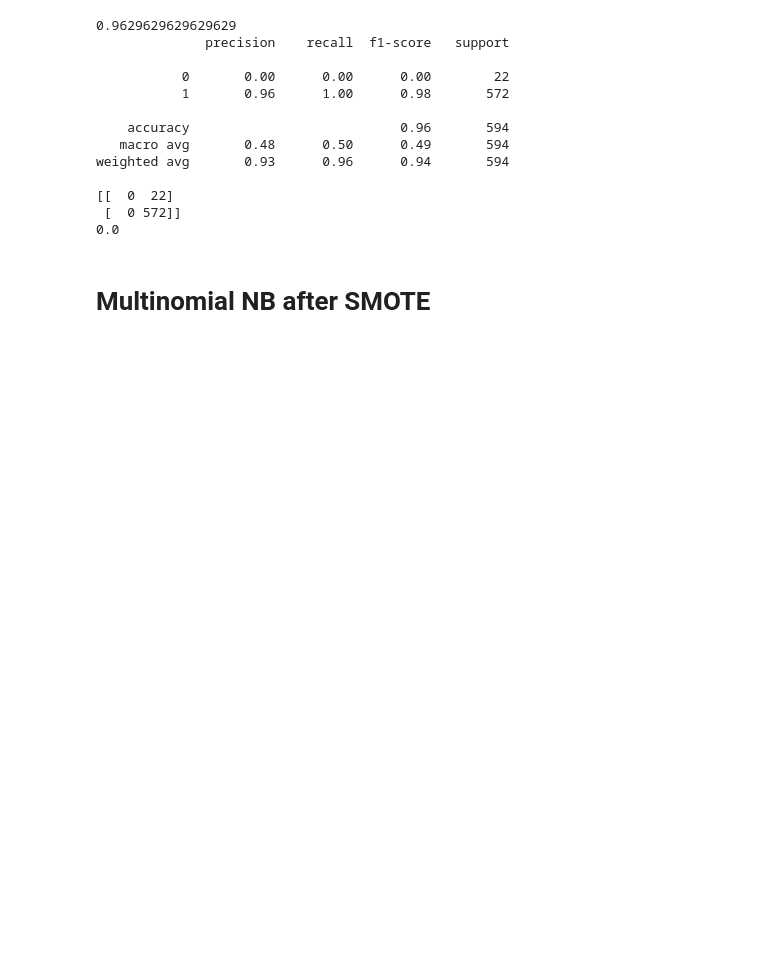
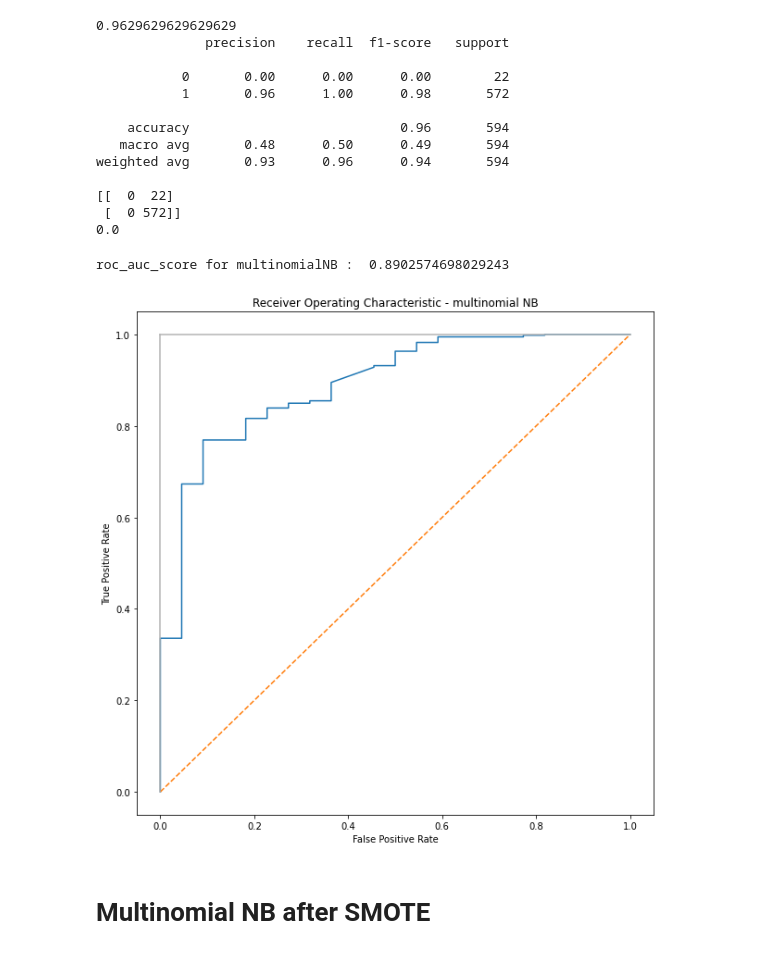
Before and after one commit to seelamsettisahithi/amazon-product-reviews-sentiment-analysis, a Jupyter notebook: Amazon_Model.ipynb, the cells around one changed output. Saved outputs shown, nothing was run; the diff lists cells and outputs as text; code cells hidden in the pictures; blank space fills up the shorter version.

```diff
--- a/Amazon_Model.ipynb
+++ b/Amazon_Model.ipynb
@@ -400,6 +415,23 @@ weighted avg       0.93      0.96      0.94       594
 [[  0  22]
  [  0 572]]
 0.0
+# %%
+y_score3 = model3.predict_proba(X_test_tfidf)[:,1]
+
+false_positive_rate3, true_positive_rate3, threshold1 = roc_curve(testy, y_score3)
+print('roc_auc_score for multinomialNB : ', roc_auc_score(testy, y_score3))
+
+plt.subplots(1, figsize=(10,10))
+plt.title('Receiver Operating Characteristic - multinomial NB')
+plt.plot(false_positive_rate3, true_positive_rate3)
+plt.plot([0, 1], ls="--")
+plt.plot([0, 0], [1, 0] , c=".7"), plt.plot([1, 1] , c=".7")
+plt.ylabel('True Positive Rate')
+plt.xlabel('False Positive Rate')
+plt.show()
+# %% [output]
+roc_auc_score for multinomialNB :  0.8902574698029243
+[figure, added]
 # %% [markdown]
 # Multinomial NB after SMOTE
 # %%
```
Also changed, not shown: parts of 19 cells of this notebook.
